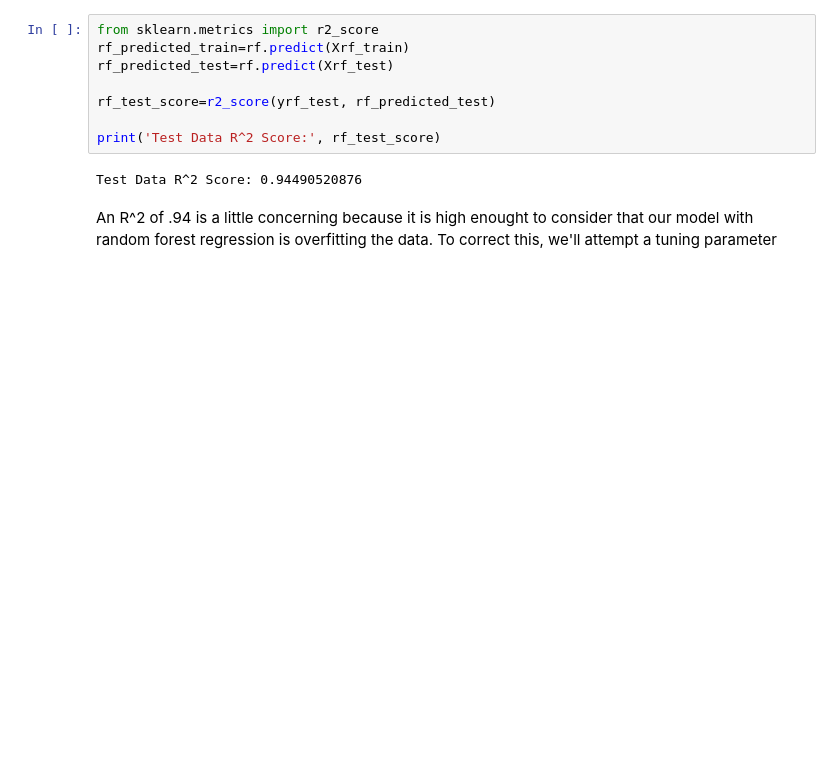
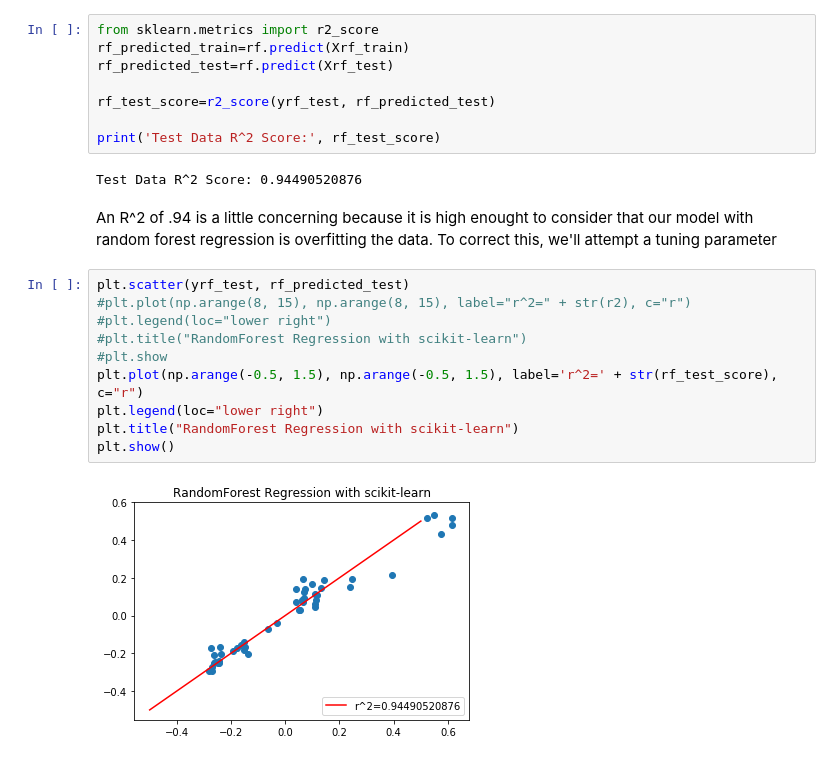
Before and after one commit to Columbia-Intro-Data-Science/python-introduction-MohiAhmed, a Jupyter notebook: Bitcoin Prediction Final Project.ipynb, the cells around one changed output. Cells and saved outputs as stored; diff of their text form; blank space fills up the shorter version.

Commit message:
Completed Random Forest
Random Forest is complete but does not have a tuning parameter

```diff
--- a/Bitcoin Prediction Final Project.ipynb
+++ b/Bitcoin Prediction Final Project.ipynb
@@ -592,3 +592,15 @@ Test Data R^2 Score: 0.94490520876
 # %% [markdown]
 An R^2 of .94 is a little concerning because it is high enought to consider that our model with random forest regression is overfitting the data.
 To correct this, we'll attempt a tuning parameter
+# %%
+plt.scatter(yrf_test, rf_predicted_test)
+#plt.plot(np.arange(8, 15), np.arange(8, 15), label="r^2=" + str(r2), c="r")
+#plt.legend(loc="lower right")
+#plt.title("RandomForest Regression with scikit-learn")
+#plt.show
+plt.plot(np.arange(-0.5, 1.5), np.arange(-0.5, 1.5), label='r^2=' + str(rf_test_score), c="r")
+plt.legend(loc="lower right")
+plt.title("RandomForest Regression with scikit-learn")
+plt.show()
+# %% [output]
+[figure, added]
```
